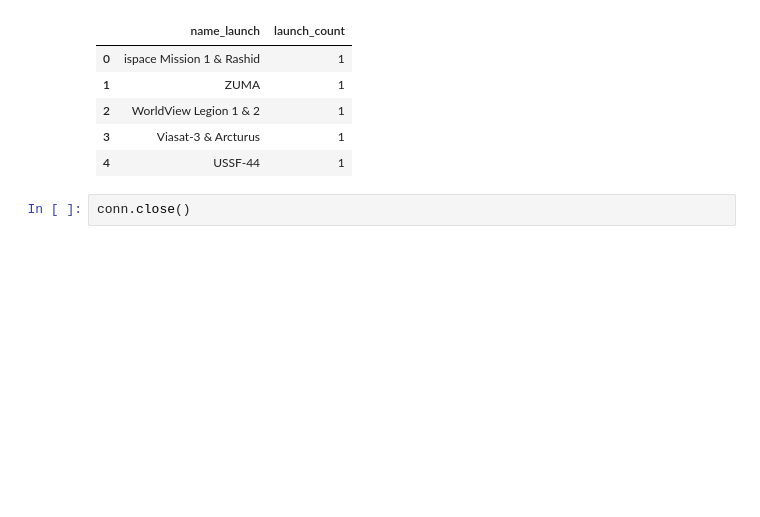
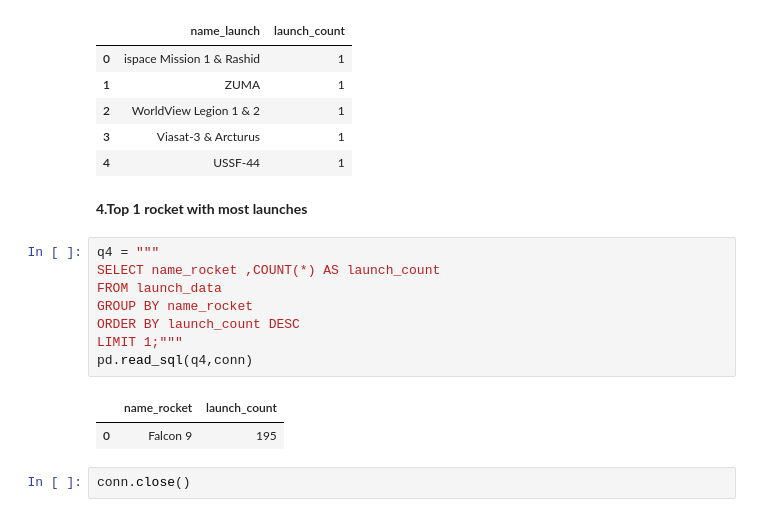
Before and after one commit to sreehariar04/python_practice, a Jupyter notebook: Sreehari_Data_ACQ_Case_Study.ipynb, the cells around one changed output. Cells and saved outputs as stored; diff of their text form; blank space fills up the shorter version.

```diff
--- a/Sreehari_Data_ACQ_Case_Study.ipynb
+++ b/Sreehari_Data_ACQ_Case_Study.ipynb
@@ -163,5 +163,18 @@ pd.read_sql(q3,conn)
 | 2 | WorldView Legion 1 & 2 | 1 |
 | 3 | Viasat-3 & Arcturus | 1 |
 | 4 | USSF-44 | 1 |
+# %% [markdown]
+**4.Top 1 rocket with most launches**
+# %%
+q4 = """
+SELECT name_rocket ,COUNT(*) AS launch_count
+FROM launch_data
+GROUP BY name_rocket
+ORDER BY launch_count DESC
+LIMIT 1;"""
+pd.read_sql(q4,conn)
+# %% [output]
+|  | name_rocket | launch_count |
+| 0 | Falcon 9 | 195 |
 # %%
 conn.close()
```
